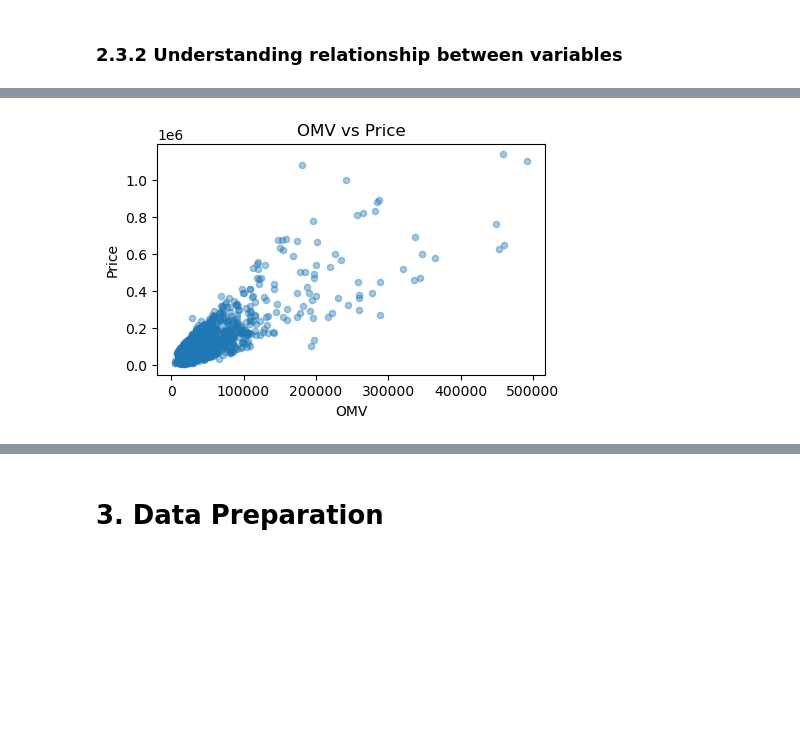
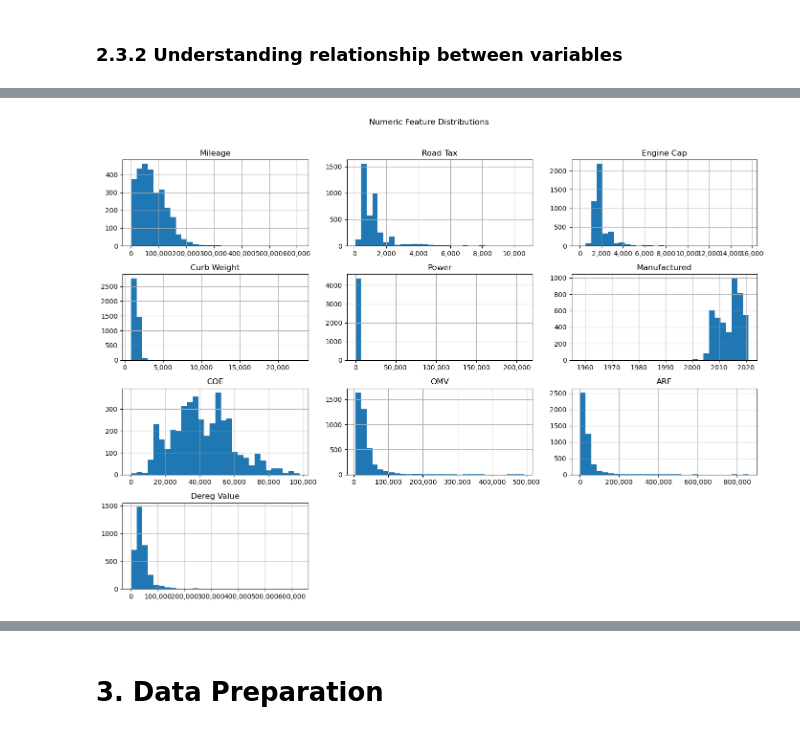
Before and after one commit to jafarnz/MLDP-CarPrediction, a Jupyter notebook: JAFAR.ipynb, the cells around one changed output, grey strips where cells are left out. Drawn from its saved outputs; the diff is of its cells as text; code cells hidden in the pictures; blank space fills up the shorter version.

```diff
--- a/JAFAR.ipynb
+++ b/JAFAR.ipynb
@@ -226,17 +357,23 @@ num_features = [
 ]
 num_features = [c for c in num_features if c in df_eda.columns]
 
+# ensure numeric
+for c in num_features:
+    df_eda[c] = pd.to_numeric(df_eda[c], errors="coerce")
+
+# Histograms
 df_eda[num_features].hist(layout=(3, 4), figsize=(12, 8), bins=30)
 plt.suptitle("Numeric feature distributions", y=1.02)
 plt.tight_layout()
 plt.show()
 
+# Boxplots (normal scale, no log)
 df_eda[num_features].boxplot(rot=45, figsize=(12, 4))
-plt.yscale("log")
-plt.title("Numeric feature boxplots (log scale)")
+plt.title("Numeric feature boxplots")
 plt.suptitle("")
 plt.xlabel("Features")
-plt.ylabel("Value (log scale)")
+plt.ylabel("Value")
+plt.tight_layout()
 plt.show()
 
 # Categorical distribution for key columns
@@ -262,36 +410,77 @@ for col in ["Type", "Transmission", "Brand_Main"]:
 # %%
-## Understanding relationship between variables
+## 2.3.1.2 Distribution of features + key relationships
+from matplotlib.ticker import FuncFormatter
+
+# Formatter helpers
+fmt_sgd = FuncFormatter(lambda x, pos: f"${x:,.0f}")
+fmt_num = FuncFormatter(lambda x, pos: f"{x:,.0f}")
+
+# 1) Numeric feature distributions (top useful columns)
+num_cols = ["Mileage", "Road Tax", "Engine Cap", "Curb Weight", "Power", "Manufactured", "COE", "OMV", "ARF", "Dereg Value"]
+num_cols = [c for c in num_cols if c in df_eda.columns]
+
+for c in num_cols:
+    df_eda[c] = pd.to_numeric(df_eda[c], errors="coerce")
+
+if num_cols:
+    axes = df_eda[num_cols].hist(figsize=(14, 10), bins=30)
+    axes = np.array(axes).flatten()
+    for i, col in enumerate(num_cols):
+        ax = axes[i]
+        if col in ["OMV", "ARF", "Dereg Value", "Mileage", "COE", "Road Tax", "Engine Cap", "Curb Weight", "Power"]:
+            ax.xaxis.set_major_formatter(fmt_num)
+    plt.suptitle("Numeric Feature Distributions", y=1.02)
+    plt.tight_layout()
+    plt.show()
+
+# 2) Correlation heatmap (numeric only)
+df_corr = df_eda.select_dtypes(include=[np.number]).corr()
+plt.figure(figsize=(10, 8))
+sns.heatmap(df_corr, cmap="RdYlGn", center=0)
+plt.title("Correlation Heatmap (Numeric Features)")
+plt.tight_layout()
+plt.show()
+
+# 3) Key scatter plots vs target
+def add_vehicle_age(df_input):
+    out = df_input.copy()
+    if "Vehicle_Age" not in out.columns and "Manufactured" in out.columns:
+        out["Manufactured"] = pd.to_numeric(out["Manufactured"], errors="coerce")
+        out["Vehicle_Age"] = pd.Timestamp("today").year - out["Manufactured"]
+    return out
+
+df_eda = add_vehicle_age(df_eda)
+
 col_y = "Price"
-key_x = ["OMV", "ARF", "Dereg Value", "Mileage", "Vehicle_Age", "COE"]
+df_eda[col_y] = pd.to_numeric(df_eda[col_y], errors="coerce")
+
+key_x = ["Mileage", "Power", "Engine Cap", "Road Tax", "Vehicle_Age"]
 key_x = [c for c in key_x if c in df_eda.columns]
 
 for col_x in key_x:
-    df_eda.plot(x=col_x, y=col_y, kind="scatter", alpha=0.4, figsize=(5, 3))
+    ax = df_eda.plot(x=col_x, y=col_y, kind="scatter", alpha=0.35, figsize=(5, 3))
+    ax.yaxis.set_major_formatter(fmt_sgd)  # Price axis
+    if col_x in ["Mileage", "Power", "Engine Cap", "Road Tax"]:
+        ax.xaxis.set_major_formatter(fmt_num)
     plt.title(f"{col_x} vs {col_y}")
     plt.suptitle("")
     plt.xlabel(col_x)
-    plt.ylabel(col_y)
+    plt.ylabel("Price (SGD)")
+    plt.tight_layout()
     plt.show()
 
-# Correlation heatmap (numeric columns only)
-corr_cols = [c for c in num_features + [col_y] if c in df_eda.columns]
-df_corr = df_eda[corr_cols].corr(numeric_only=True)
-plt.figure(figsize=(10, 6))
-sns.heatmap(df_corr, cmap="RdYlGn", annot=True, fmt=".2f")
-plt.title("Correlation Heatmap (numeric features)")
-plt.show()
-
-# Optional categorical relationship (price by vehicle type)
+# 4) Simple categorical view: Price by Type (top 8)
 if "Type" in df_eda.columns:
     top_types = df_eda["Type"].value_counts().head(8).index
     plt.figure(figsize=(10, 4))
-    sns.boxplot(data=df_eda[df_eda["Type"].isin(top_types)], x="Type", y="Price")
+    ax = sns.boxplot(data=df_eda[df_eda["Type"].isin(top_types)], x="Type", y="Price")
     plt.yscale("log")
-    plt.title("Price by Type (top 8, log scale)")
+    ax.yaxis.set_major_formatter(fmt_sgd)
+    plt.title("Price by Type (Top 8, log scale)")
     plt.xlabel("Type")
-    plt.ylabel("Price")
+    plt.ylabel("Price (SGD)")
     plt.xticks(rotation=45, ha="right")
     plt.tight_layout()
     plt.show()
 # %% [output]
-[figure, old version]
+[figure, new version]
```
Also changed, not shown: parts of 45 cells of this notebook, 1 other file.
